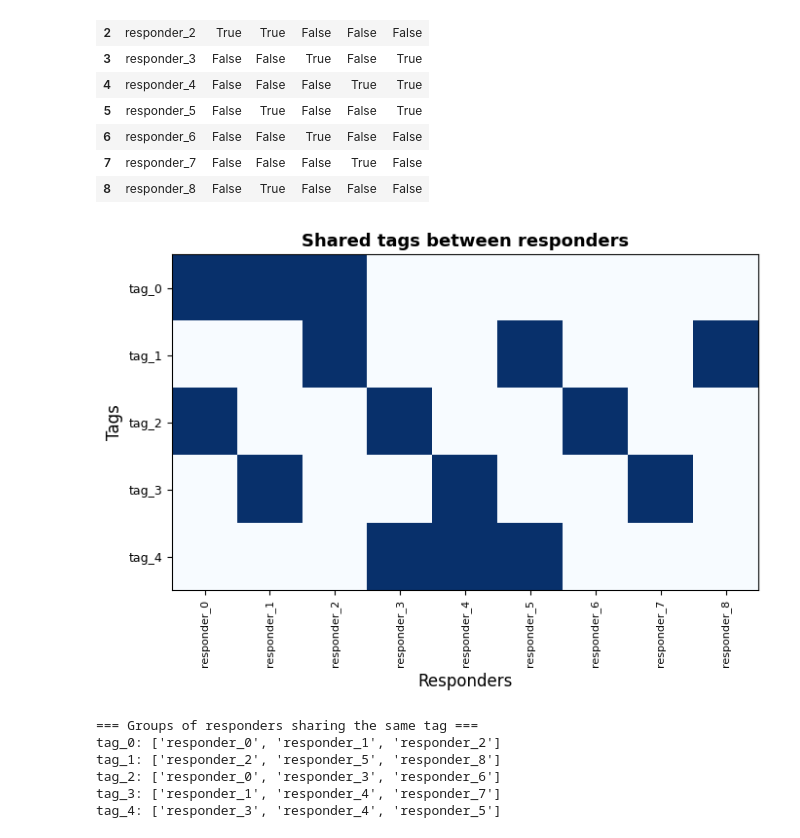
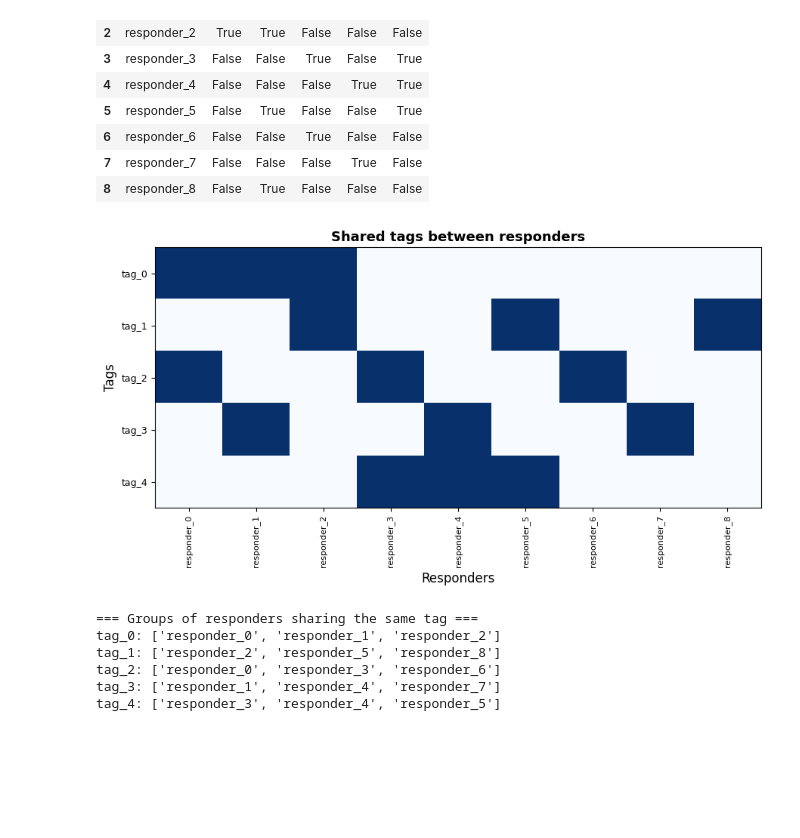
Before and after one commit to MohamedZakariaaFouda/Jane_Street_Competition, a Jupyter notebook: notebooks/end-to-end-data-science-life-cycle.ipynb, the cells around one changed output. Cells and saved outputs as stored; diff of their text form; code cells hidden in the pictures; blank space fills up the shorter version.

```diff
--- a/notebooks/end-to-end-data-science-life-cycle.ipynb
+++ b/notebooks/end-to-end-data-science-life-cycle.ipynb
@@ -195,26 +195,26 @@ resp_structure
 | 8 | responder_8 | False | True | False | False | False |
 # %%
 # PLot shared tags between responders
-fig, ax = plt.subplots(figsize=(max(7, resp_structure.shape[0]//2), 5))
-ax.imshow(resp_structure.iloc[:, 1:].T.values, cmap="Blues", aspect="auto")
+fig, ax = plt.subplots(figsize=(resp_structure.shape[0],5))
+ax.imshow(resp_structure.iloc[:, 1:].T, cmap="Blues", aspect="auto")
 
 # x-axis: responders
 ax.set_xticks(np.arange(resp_structure.shape[0]))
-ax.set_xticklabels(resp_structure.iloc[:, 0], rotation=90, fontsize=8)
+ax.set_xticklabels(resp_structure.loc[:,'responder'], rotation=90, fontsize=8)
 
 # y-axis: tags
 ax.set_yticks(np.arange(resp_structure.shape[1]-1))
 ax.set_yticklabels(resp_structure.columns[1:], fontsize=9)
 
 # labels
 ax.set_xlabel("Responders", fontsize=12)
 ax.set_ylabel("Tags", fontsize=12)
 
 plt.title("Shared tags between responders", fontsize=13, fontweight="bold")
 plt.tight_layout()
 plt.show()
 # %% [output]
-[figure, old version]
+[figure, new version]
 # %%
 #Groups of responders sharing the same tag
 resp_structure.set_index("responder", inplace=True)
```
